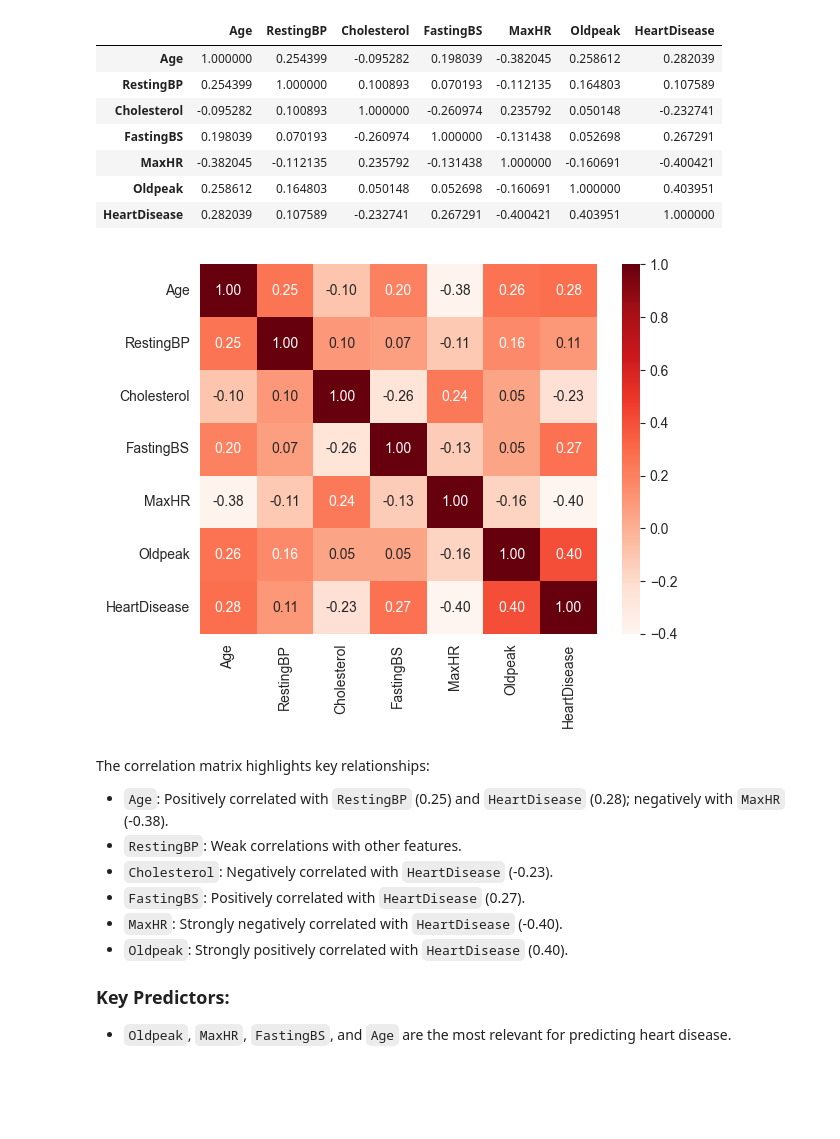
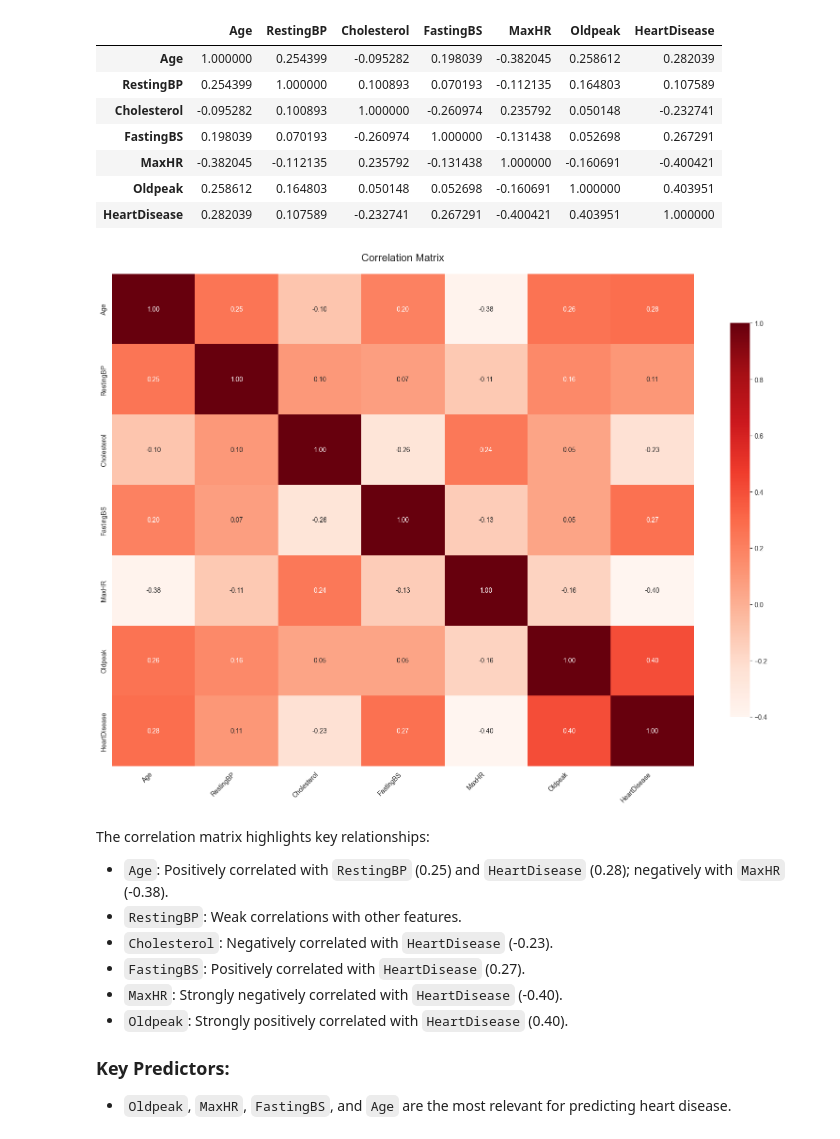
Before and after one commit to AdhamAllamx/Heart_Failure_Prediction, a Jupyter notebook: Machine_Learning_Project.ipynb, the cells around one changed output. Cells and saved outputs as stored; diff of their text form; code cells hidden in the pictures; blank space fills up the shorter version.

```diff
--- a/Machine_Learning_Project.ipynb
+++ b/Machine_Learning_Project.ipynb
@@ -251,12 +251,26 @@ correlation_matrix
 | MaxHR | -0.382045 | -0.112135 | 0.235792 | -0.131438 | 1.000000 | -0.160691 | -0.400421 |
 | Oldpeak | 0.258612 | 0.164803 | 0.050148 | 0.052698 | -0.160691 | 1.000000 | 0.403951 |
 | HeartDisease | 0.282039 | 0.107589 | -0.232741 | 0.267291 | -0.400421 | 0.403951 | 1.000000 |
-# %%
-sns.heatmap(correlation_matrix, cmap='Reds', annot=True, fmt='.2f')
-
-plt.show()
-# %% [output]
-[figure, removed]
+# %%
+def plot_correlation_heatmap(corr_matrix, figsize=(16, 12), annot=False, cmap="coolwarm"):
+    plt.figure(figsize=figsize)
+
+    # Create the heatmap
+    sns.heatmap(corr_matrix,cmap='Reds', annot=True, fmt='.2f',cbar_kws={'shrink': 0.8})# Shrink color bar for better fit
+
+    plt.xticks(rotation=45, ha='right', fontsize=10)
+    plt.yticks(fontsize=10)
+    plt.title('Correlation Matrix', fontsize=16, pad=20)
+
+    # Adjust layout
+    plt.tight_layout()
+
+    # Show the plot
+    plt.show()
+# %%
+plot_correlation_heatmap(correlation_matrix)
+# %% [output]
+[figure, added]
 # %% [markdown]
 The correlation matrix highlights key relationships:
 
```
Also changed, not shown: parts of 23 cells of this notebook.
